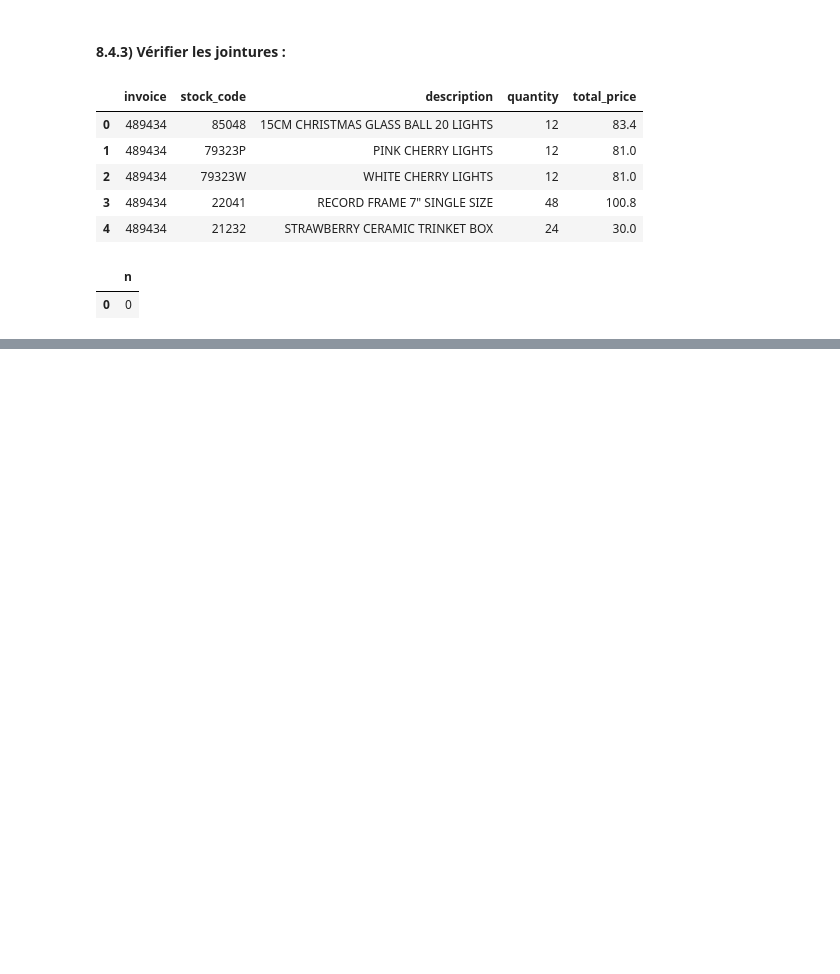
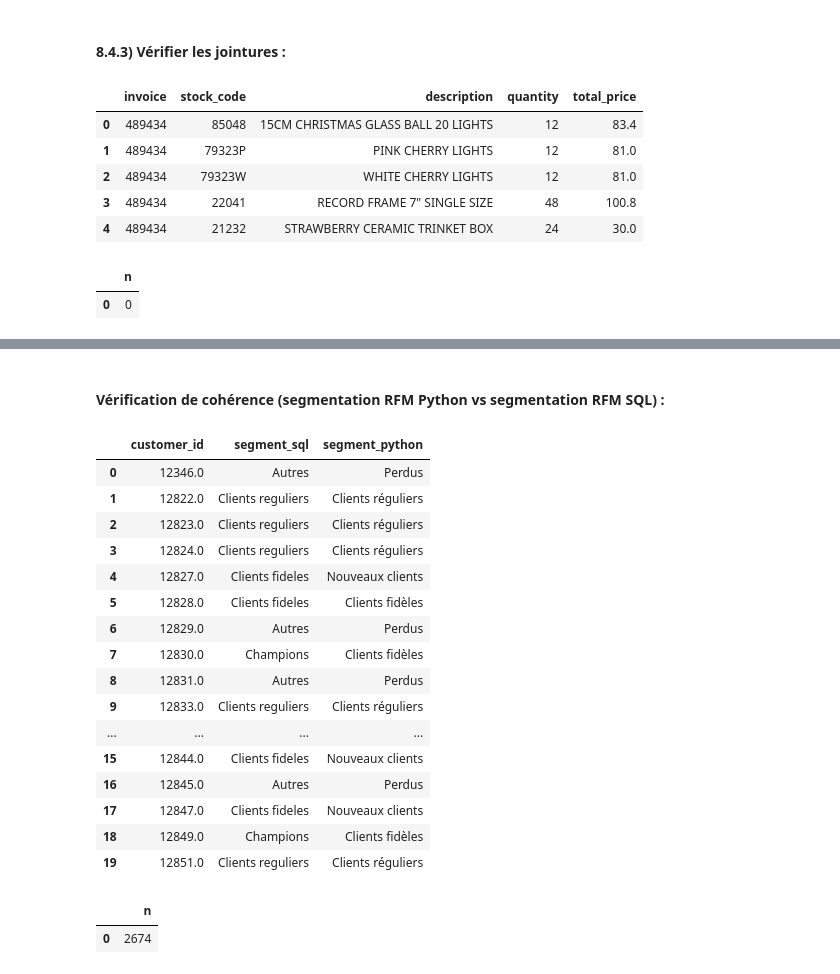
Before and after one commit to Nithilan16/Online_retail-rfm-segmentation, a Jupyter notebook: notebooks/online_retail.ipynb, the cells around one changed output, grey strips where cells are left out. Drawn from its saved outputs; the diff is of its cells as text; code cells hidden in the pictures; blank space fills up the shorter version.

Commit message:
Test sur la vue vw_customer_segments créée

```diff
--- a/notebooks/online_retail.ipynb
+++ b/notebooks/online_retail.ipynb
@@ -1269,0 +1297,47 @@ pd.read_sql("""
+# %% [markdown]
+#### Vérification de cohérence (segmentation RFM Python vs segmentation RFM SQL) :
+# %%
+# Comparaison segmentation RFM sur python et segmentation RFM sur sql
+
+comparaison_sql_python = pd.read_sql("""
+    SELECT
+        v.customer_id,
+        v.segment_rfm AS segment_sql,
+        p.segment_rfm AS segment_python
+    FROM vw_customer_segments v
+    JOIN customer_segments_python p ON v.customer_id = p.customer_id
+    WHERE v.segment_rfm != p.segment_rfm
+    LIMIT 20
+""", engine)
+
+comparaison_sql_python
+# %% [output]
+|  | customer_id | segment_sql | segment_python |
+| 0 | 12346.0 | Autres | Perdus |
+| 1 | 12822.0 | Clients reguliers | Clients réguliers |
+| 2 | 12823.0 | Clients reguliers | Clients réguliers |
+| 3 | 12824.0 | Clients reguliers | Clients réguliers |
+| 4 | 12827.0 | Clients fideles | Nouveaux clients |
+| 5 | 12828.0 | Clients fideles | Clients fidèles |
+| 6 | 12829.0 | Autres | Perdus |
+| 7 | 12830.0 | Champions | Clients fidèles |
+| 8 | 12831.0 | Autres | Perdus |
+| 9 | 12833.0 | Clients reguliers | Clients réguliers |
+| ... | ... | ... | ... |
+| 15 | 12844.0 | Clients fideles | Nouveaux clients |
+| 16 | 12845.0 | Autres | Perdus |
+| 17 | 12847.0 | Clients fideles | Nouveaux clients |
+| 18 | 12849.0 | Champions | Clients fidèles |
+| 19 | 12851.0 | Clients reguliers | Clients réguliers |
+# %%
+# Divergence entre les deux méthodes de segmentations (Sur python et sur sql), nombre de clients qui changent de segments entre les deux méthodes
+
+pd.read_sql("""
+    SELECT COUNT(*) as n
+    FROM vw_customer_segments v
+    JOIN customer_segments_python p ON v.customer_id = p.customer_id
+    WHERE v.segment_rfm != p.segment_rfm
+""", engine)
+# %% [output]
+|  | n |
+| 0 | 2674 |
```
Also changed, not shown: parts of 10 cells of this notebook.
